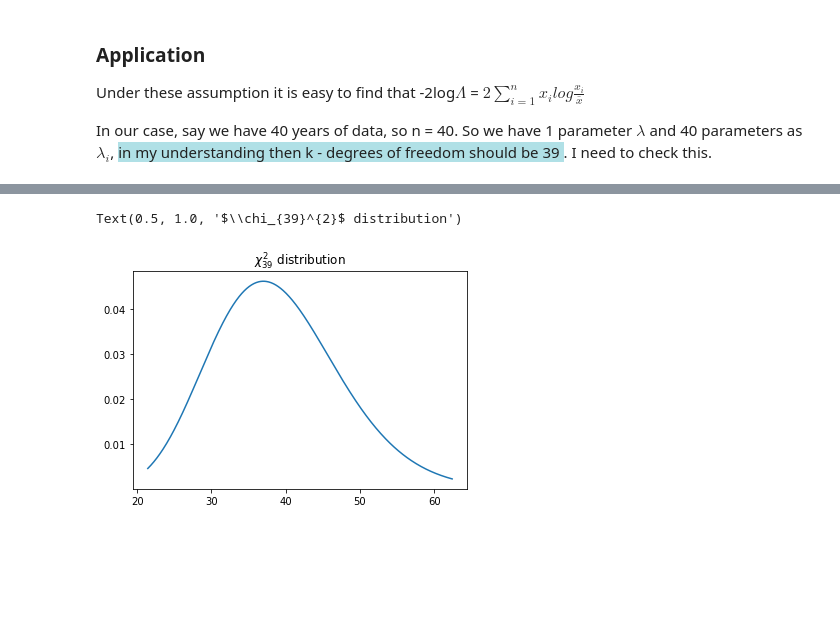
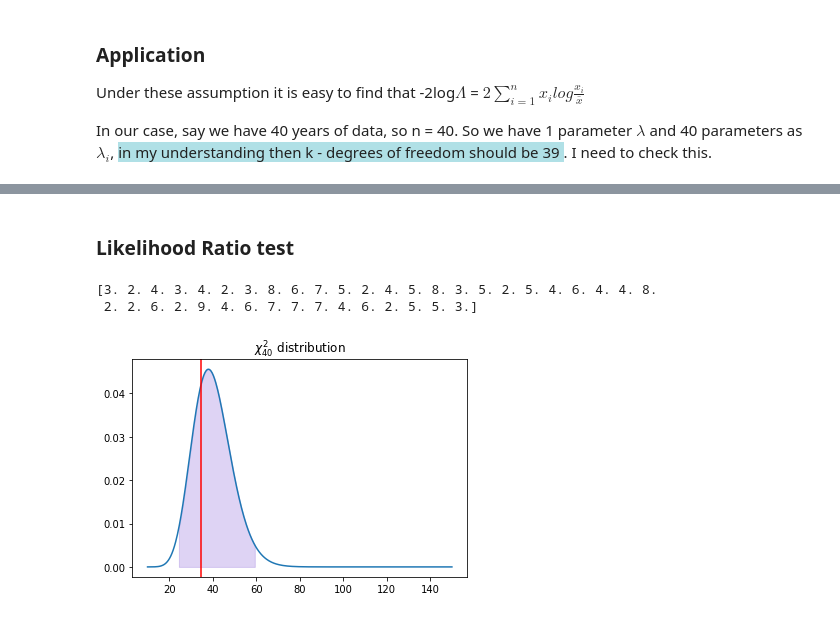
Before and after one commit to melioristic/poisson-test, a Jupyter notebook: Poisson-test.ipynb, the cells around one changed output, grey strips where cells are left out. Saved outputs shown, nothing was run; the diff lists cells and outputs as text; code cells hidden in the pictures; blank space fills up the shorter version.

Commit message:
Added likelihood ration test

```diff
--- a/Poisson-test.ipynb
+++ b/Poisson-test.ipynb
@@ -33,18 +167,38 @@ In our case, say we have 40 years of data, so n = 40. So we have 1 parameter $\l
+# %% [markdown]
+### Likelihood Ratio test
 # %%
 ## Lets look at a chi square distribution with k = 39
 from scipy.stats import chi2
 import numpy as np
 import matplotlib.pylab as plt
 
-df = 39
 
-# Generate 500 x points between 1 to 99 percentile values
-x = np.linspace(chi2.ppf(0.01,df), chi2.ppf(0.99, df), 500)
-y = chi2.pdf(x,39)
+def lr_test(n_events_year):
 
-fig, ax = plt.subplots(1,1)
-ax.plot(x,y)
-plt.title(r'$\chi_{39}^{2}$ distribution')
+    mu = np.average(n_events_year)
+    arr_2loglambda = 2*np.multiply(n_events_year,np.log(n_events_year/mu))
+    neg_2loglambda = np.nansum(arr_2loglambda)
+    df = np.count_nonzero(~np.isnan(arr_2loglambda))
+    print(n_events_year)
+    print(arr_2loglambda)
+    # Generate 500 x points between 1 to 99 percentile values
+    x = np.linspace(10, 150, 500)
+    y = chi2.pdf(x,df)
+    conf_max = chi2.ppf(0.975,df)
+    conf_min = chi2.ppf(0.025,df)
+
+    x_between = np.linspace(conf_min, conf_max, 400)
+    y_conf = chi2.pdf(x_between,df)
+
+    fig, ax = plt.subplots(1,1)
+    ax.plot(x,y)
+    ax.fill_between(x_between, y_conf, color = 'mediumpurple', alpha = 0.3)
+    title = '$\chi^{2}_{'+str(df)+'}$ distribution'
+    plt.title(title)
+    ax.axvline(x = neg_2loglambda, color = 'r')
+
+lr_test(n_events_year)
 # %% [output]
-Text(0.5, 1.0, '$\\chi_{39}^{2}$ distribution')
+[3. 2. 4. 3. 4. 2. 3. 8. 6. 7. 5. 2. 4. 5. 8. 3. 5. 2. 5. 4. 6. 4. 4. 8.
+ 2. 2. 6. 2. 9. 4. 6. 7. 7. 7. 4. 6. 2. 5. 5. 3.]
-[figure, old version]
+[figure, new version]
```
Also changed, not shown: parts of 6 cells of this notebook.
